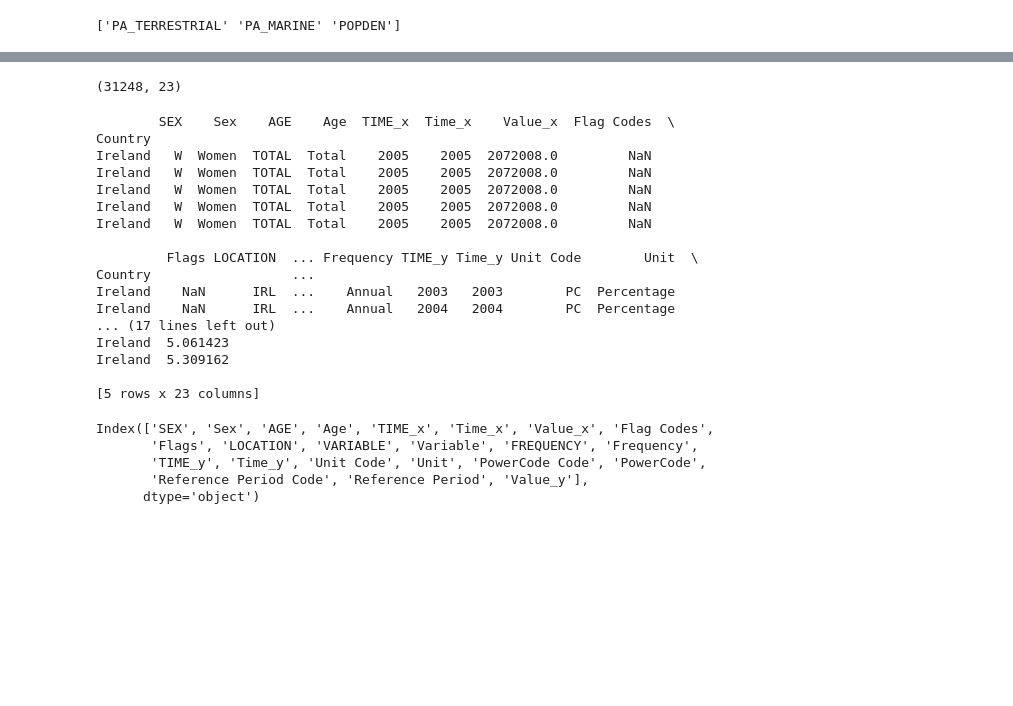
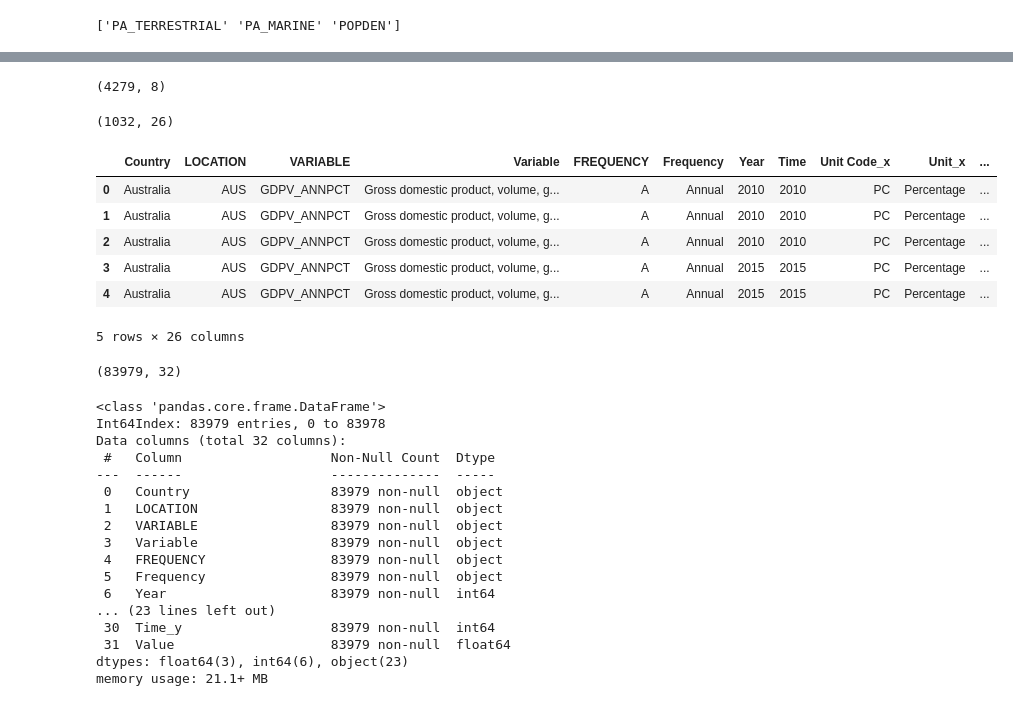
Before and after one commit to BoSuto/Data-analysis-for-business-March-2022-, a Jupyter notebook: Population, Economics & Green Growth.ipynb, the cells around one changed output, grey strips where cells are left out. Saved outputs shown, nothing was run; the diff lists cells and outputs as text; code cells hidden in the pictures; blank space fills up the shorter version.

```diff
--- a/Population, Economics & Green Growth.ipynb
+++ b/Population, Economics & Green Growth.ipynb
@@ -702,3 +713,6 @@ dropcolumns_economic.head()
 | Australia | AUS | GDPV_ANNPCT | Gross domestic product, volume, g... | A | Annual | 2005 | 2005 | PC | Percentage | ... |
 | Australia | AUS | GDPV_ANNPCT | Gross domestic product, volume, g... | A | Annual | 2006 | 2006 | PC | Percentage | ... |
 | Australia | AUS | GDPV_ANNPCT | Gross domestic product, volume, g... | A | Annual | 2007 | 2007 | PC | Percentage | ... |
+# %%
+economic=dropcolumns_economic.rename(columns = {'TIME' : 'Year'})
+print(economic.head())
@@ -787,33 +796,44 @@ Ireland     Units  13.677706
-# %%
-new_df = pd.merge(historical_pop_ireland, economic_Ireland,how='inner', on='Country')
-new_df.shape
-# %% [output]
-(31248, 23)
-# %%
-print(new_df.head())
-# %% [output]
-        SEX    Sex    AGE    Age  TIME_x  Time_x    Value_x  Flag Codes  \
-Country
-Ireland   W  Women  TOTAL  Total    2005    2005  2072008.0         NaN
-Ireland   W  Women  TOTAL  Total    2005    2005  2072008.0         NaN
-Ireland   W  Women  TOTAL  Total    2005    2005  2072008.0         NaN
-Ireland   W  Women  TOTAL  Total    2005    2005  2072008.0         NaN
-Ireland   W  Women  TOTAL  Total    2005    2005  2072008.0         NaN
-
-         Flags LOCATION  ... Frequency TIME_y Time_y Unit Code        Unit  \
-Country                  ...
-Ireland    NaN      IRL  ...    Annual   2003   2003        PC  Percentage
-Ireland    NaN      IRL  ...    Annual   2004   2004        PC  Percentage
-... (17 lines left out)
-Ireland  5.061423
-Ireland  5.309162
-
-[5 rows x 23 columns]
-# %%
-new_df.columns
-# %% [output]
-Index(['SEX', 'Sex', 'AGE', 'Age', 'TIME_x', 'Time_x', 'Value_x', 'Flag Codes',
-       'Flags', 'LOCATION', 'VARIABLE', 'Variable', 'FREQUENCY', 'Frequency',
-       'TIME_y', 'Time_y', 'Unit Code', 'Unit', 'PowerCode Code', 'PowerCode',
-       'Reference Period Code', 'Reference Period', 'Value_y'],
-      dtype='object')
+# %%
+dropcolumns_green.shape
+# %% [output]
+(4279, 8)
+# %%
+new_df = pd.merge(economic, green, left_on=['Country','Year'], right_on=['Country', 'Year'], how='inner')
+print(new_df.shape)
+# %% [output]
+(1032, 26)
+# %%
+new_df.head()
+# %% [output]
+|  | Country | LOCATION | VARIABLE | Variable | FREQUENCY | Frequency | Year | Time | Unit Code_x | Unit_x | ... |
+| 0 | Australia | AUS | GDPV_ANNPCT | Gross domestic product, volume, g... | A | Annual | 2010 | 2010 | PC | Percentage | ... |
+| 1 | Australia | AUS | GDPV_ANNPCT | Gross domestic product, volume, g... | A | Annual | 2010 | 2010 | PC | Percentage | ... |
+| 2 | Australia | AUS | GDPV_ANNPCT | Gross domestic product, volume, g... | A | Annual | 2010 | 2010 | PC | Percentage | ... |
+| 3 | Australia | AUS | GDPV_ANNPCT | Gross domestic product, volume, g... | A | Annual | 2015 | 2015 | PC | Percentage | ... |
+| 4 | Australia | AUS | GDPV_ANNPCT | Gross domestic product, volume, g... | A | Annual | 2015 | 2015 | PC | Percentage | ... |
+5 rows × 26 columns
+# %%
+final_df = pd.merge(new_df, historical, left_on=['Country','Year'], right_on=['Country', 'Year'], how='inner')
+print(final_df.shape)
+# %% [output]
+(83979, 32)
+# %%
+final_df.info()
+# %% [output]
+<class 'pandas.core.frame.DataFrame'>
+Int64Index: 83979 entries, 0 to 83978
+Data columns (total 32 columns):
+ #   Column                   Non-Null Count  Dtype
+---  ------                   --------------  -----
+ 0   Country                  83979 non-null  object
+ 1   LOCATION                 83979 non-null  object
+ 2   VARIABLE                 83979 non-null  object
+ 3   Variable                 83979 non-null  object
+ 4   FREQUENCY                83979 non-null  object
+ 5   Frequency                83979 non-null  object
+ 6   Year                     83979 non-null  int64
+... (23 lines left out)
+ 30  Time_y                   83979 non-null  int64
+ 31  Value                    83979 non-null  float64
+dtypes: float64(3), int64(6), object(23)
+memory usage: 21.1+ MB
```
Also changed, not shown: parts of 12 cells of this notebook.
